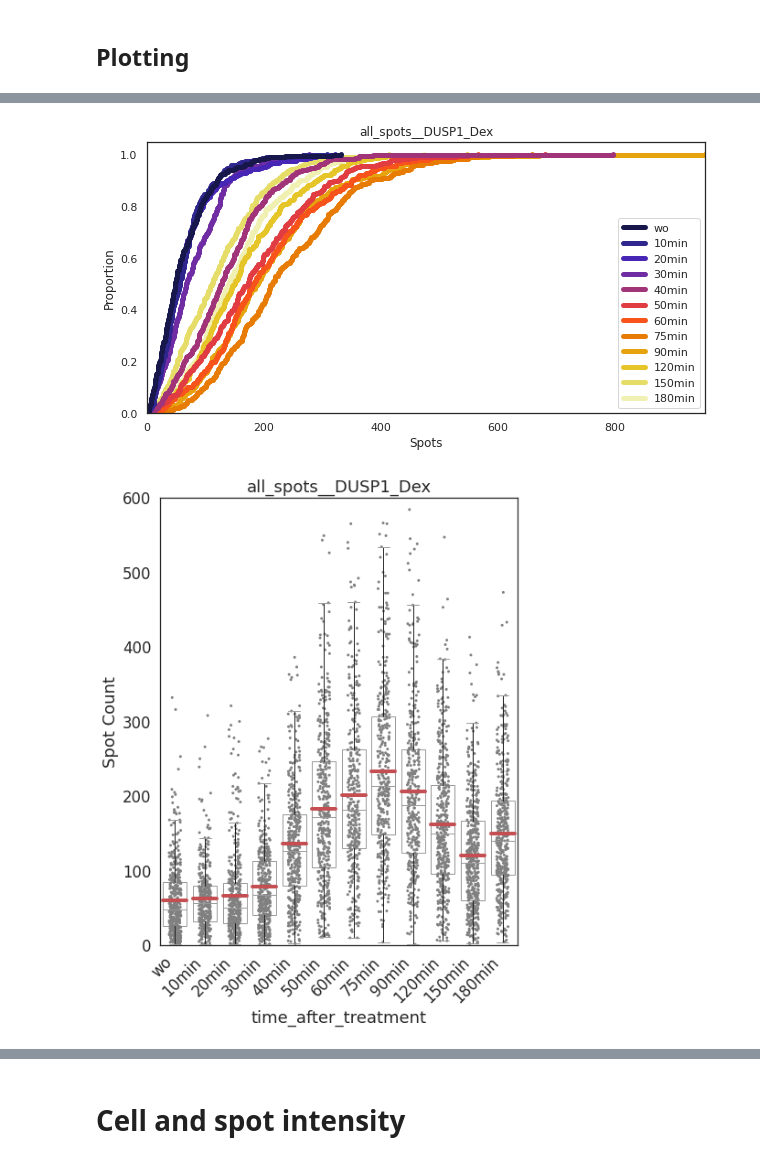
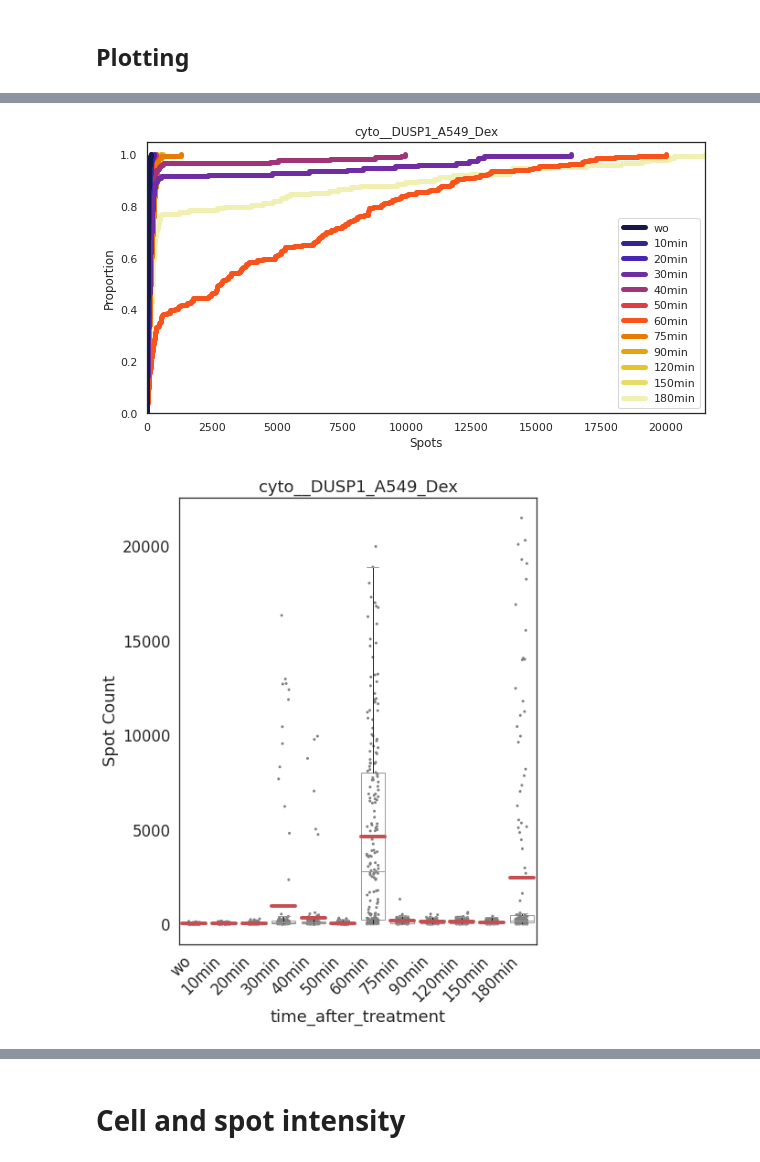
Before and after one commit to MunskyGroup/FISH_Processing, a Jupyter notebook: notebooks/FISH_data_interpretaton.ipynb, the cells around one changed output, grey strips where cells are left out. Saved outputs shown, nothing was run; the diff lists cells and outputs as text; code cells hidden in the pictures.

```diff
--- a/notebooks/FISH_data_interpretaton.ipynb
+++ b/notebooks/FISH_data_interpretaton.ipynb
@@ -78,6 +78,25 @@ def dusp__dirs(mandatory_substring):
     plot_title_suffix= "DUSP1_Dex"
     mandatory_substring = mandatory_substring #'nuc_100__cyto_220__psfz_300__psfyx_105'
     return list_dirs, list_labels, plot_title_suffix, mandatory_substring
+# %%
+def list_Sawyer(mandatory_substring):
+    list_dirs=(
+    'smFISH_images/Sawyer_smFISH_images/A549/Terminator/20230425_DUSP1_A549_DEX_0min_031123' ,
+    'smFISH_images/Sawyer_smFISH_images/A549/Terminator/20230425_DUSP1_A549_DEX_10min_031123' ,
+    'smFISH_images/Sawyer_smFISH_images/A549/Terminator/20230425_DUSP1_A549_DEX_20min_031123' ,
+    'smFISH_images/Sawyer_smFISH_images/A549/Terminator/20230425_DUSP1_A549_DEX_30min_031123' ,
+    'smFISH_images/Sawyer_smFISH_images/A549/Terminator/20230425_DUSP1_A549_DEX_40min_031123' ,
+    'smFISH_images/Sawyer_smFISH_images/A549/Terminator/20230425_DUSP1_A549_DEX_50min_031123' ,
+    'smFISH_images/Sawyer_smFISH_images/A549/Terminator/20230425_DUSP1_A549_DEX_60min_031123' ,
+    'smFISH_images/Sawyer_smFISH_images/A549/Terminator/20230426_DUSP1_A549_DEX_75min_031123' ,
+    'smFISH_images/Sawyer_smFISH_images/A549/Terminator/20230426_DUSP1_A549_DEX_90min_031123' ,
+    'smFISH_images/Sawyer_smFISH_images/A549/Terminator/20230426_DUSP1_A549_DEX_120min_031123' ,
+    'smFISH_images/Sawyer_smFISH_images/A549/Terminator/20230426_DUSP1_A549_DEX_150min_031123' ,
+    'smFISH_images/Sawyer_smFISH_images/A549/Terminator/20230426_DUSP1_A549_DEX_180min_031123' )
+    list_labels = [ 'wo','10min','20min','30min','40min','50min','60min','75min','90min','120min','150min','180min']
+    plot_title_suffix= "DUSP1_A549_Dex"
+    mandatory_substring = mandatory_substring #'nuc_100__cyto_200__psfz_350__psfyx_96'
+    return list_dirs, list_labels, plot_title_suffix, mandatory_substring
 # %% [markdown]
 ----
 
@@ -86,8 +105,8 @@ def dusp__dirs(mandatory_substring):
 ----
 # %%
 #list_dirs, list_labels, plot_title_suffix, mandatory_substring = Huys_short(mandatory_substring='nuc_70__cyto_0__psfz_350__psfyx_160__ts_550_400')
-list_dirs, list_labels, plot_title_suffix, mandatory_substring = dusp__dirs(mandatory_substring='nuc_100__cyto_220__psfz_320__psfyx_120')
-
+#list_dirs, list_labels, plot_title_suffix, mandatory_substring = dusp__dirs(mandatory_substring='nuc_100__cyto_220__psfz_320__psfyx_120')
+list_dirs, list_labels, plot_title_suffix, mandatory_substring = list_Sawyer(mandatory_substring='nuc_130__cyto_250__psfz_350__psfyx_100')
 minimum_spots_cluster = 3 # Just for the plotting
 connect_to_NAS = True
 
@@ -101,5 +120,15 @@ df_all, df_cyto, df_nuc, df_transcription_sites, list_spots_total, list_spots_nu
 # %% [markdown]
 ## Plotting
 # %%
-fa.Plots.plot_interpretation_distributions (df_all, df_cyto, df_nuc, destination_folder, plot_title_suffix=plot_title_suffix,y_lim_values_all_spots=(0,600))
+y_lim_values_all_spots=None #(0,600)
+y_lim_values_nuc=None #(0,600)
+y_lim_values_cyto=None #(0,600)
+fa.Plots.plot_interpretation_distributions (df_all,
+                                            df_cyto,
+                                            df_nuc,
+                                            destination_folder,
+                                            plot_title_suffix=plot_title_suffix,
+                                            y_lim_values_all_spots=y_lim_values_all_spots,
+                                            y_lim_values_nuc=y_lim_values_nuc,
+                                            y_lim_values_cyto=y_lim_values_cyto)
 # %% [output]
@@ -107,2 +136,2 @@ fa.Plots.plot_interpretation_distributions (df_all, df_cyto, df_nuc, destination
-[figure, old version]
+[figure, new version]
-[figure, old version]
+[figure, new version]
```
Also changed, not shown: parts of 4 cells of this notebook, 4 other files.
